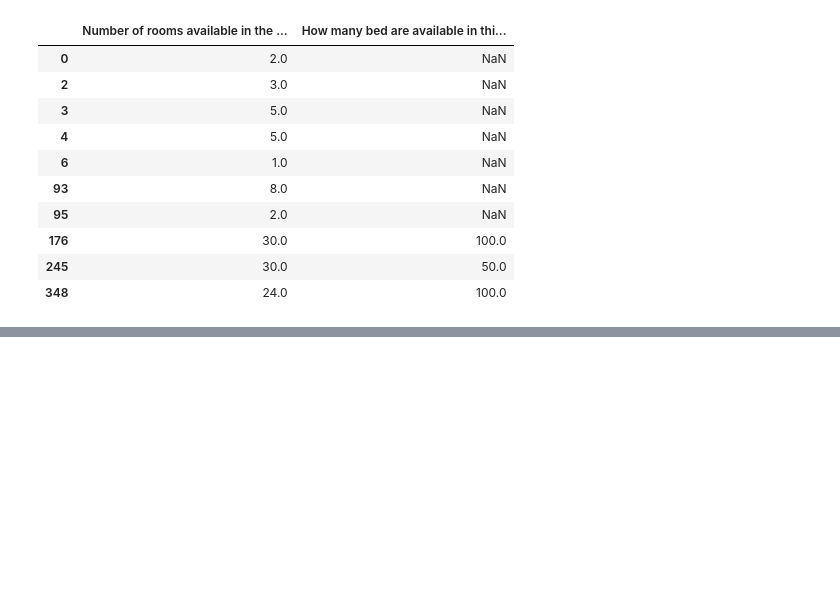
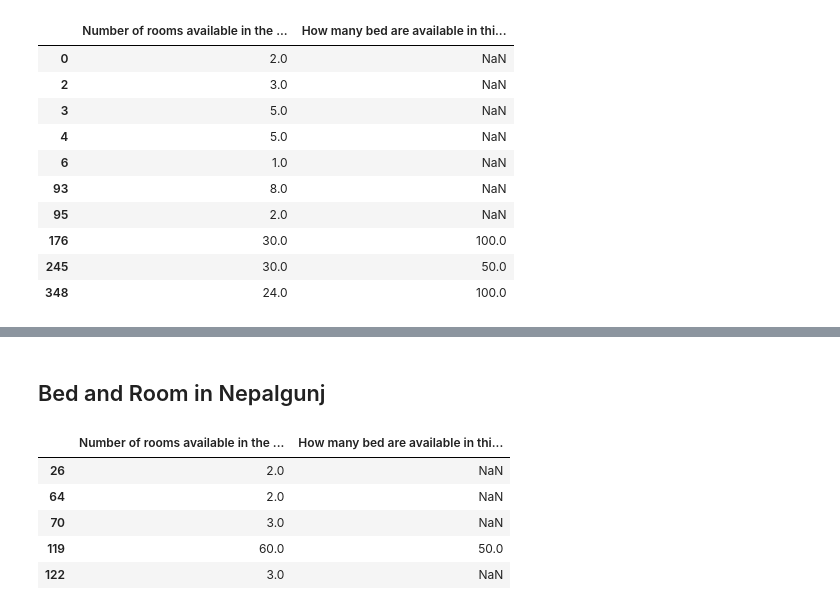
Before and after one commit to kaushu42/everest-hack-the-end, a Jupyter notebook: notebooks/Survey Visualization.ipynb, the cells around one changed output, grey strips where cells are left out. Saved outputs shown, nothing was run; the diff lists cells and outputs as text; code cells hidden in the pictures; blank space fills up the shorter version.

```diff
--- a/notebooks/Survey Visualization.ipynb
+++ b/notebooks/Survey Visualization.ipynb
@@ -318,3 +318,20 @@ fig.update_layout(
 fig.show()
 # %% [output]
 [interactive output not drawn]
+# %% [markdown]
+## Bed and Room in Nepalgunj
+# %%
+df = pd.read_csv("kaushal.csv")
+df = df[df["Name of Municipalities?"]=="Nepalgunj (Banke)"]
+df = df[["Number of rooms available in the health facilities? Number","How many bed are available in this hospital?"]]
+# %%
+df = df.dropna(axis=0,how='all')
+fig = make_subplots(rows=1, cols=3)
+df.head()
+# %% [output]
+|  | Number of rooms available in the ... | How many bed are available in thi... |
+| 26 | 2.0 | NaN |
+| 64 | 2.0 | NaN |
+| 70 | 3.0 | NaN |
+| 119 | 60.0 | 50.0 |
+| 122 | 3.0 | NaN |
```
Also changed, not shown: parts of 13 cells of this notebook.
